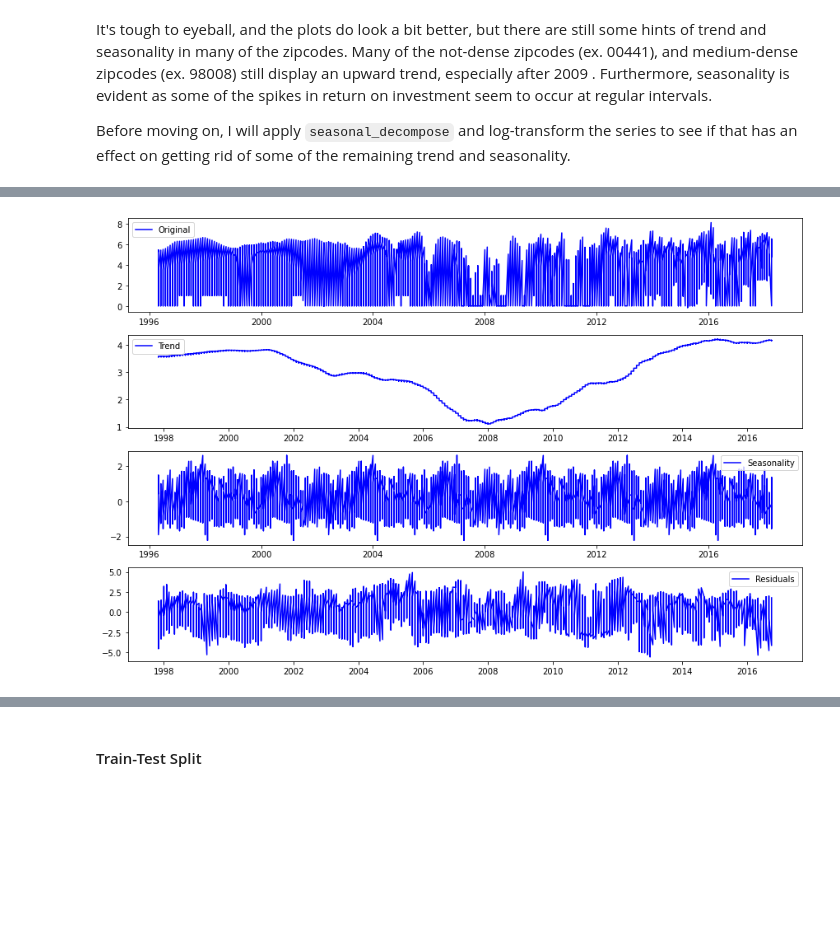
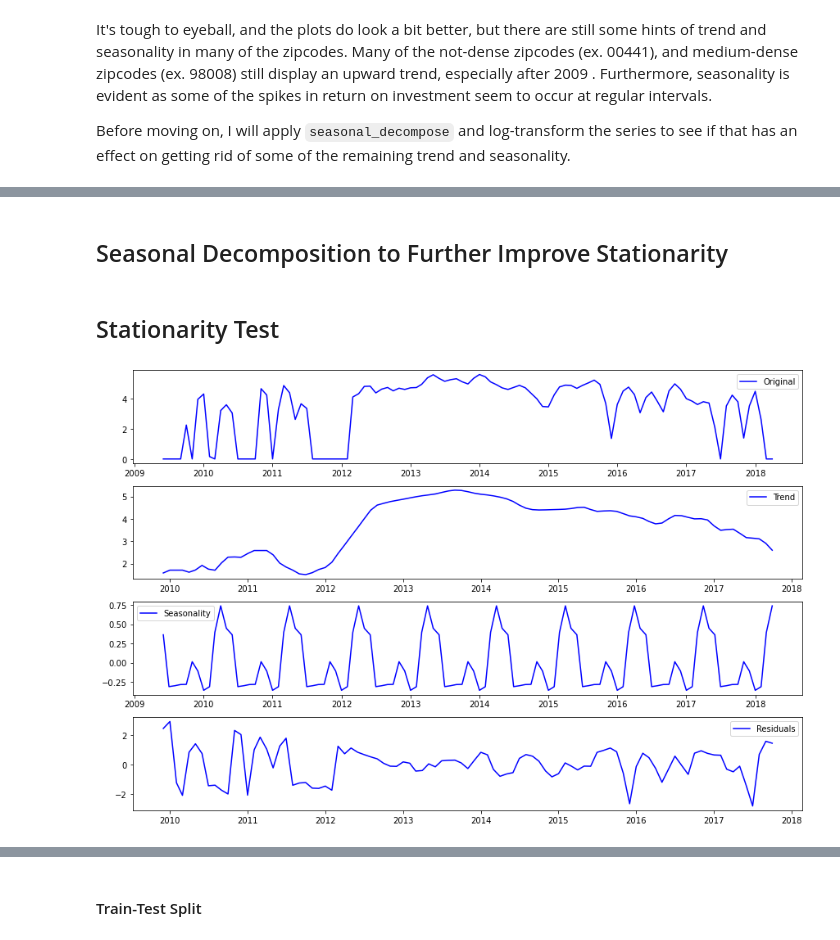
Before and after one commit to alexiskedo/Forecasting-Zillow-Home-Values, a Jupyter notebook: Real Estate Time Series Analysis.ipynb, the cells around one changed output, grey strips where cells are left out. Saved outputs shown, nothing was run; the diff lists cells and outputs as text; code cells hidden in the pictures; blank space fills up the shorter version.

```diff
--- a/Real Estate Time Series Analysis.ipynb
+++ b/Real Estate Time Series Analysis.ipynb
@@ -500,8 +512,15 @@ Before moving on, I will apply `seasonal_decompose` and log-transform the series
+# %%
+miami = dense_top10.loc[dense_top10['zipcode'] == '33140']
+# %%
+#Again, only want our model to be based on data after June 2009
+miami = miami['2009-06-01':]
+# %% [markdown]
+## Seasonal Decomposition to Further Improve Stationarity
 # %%
-#Create function to quickly transform and log all 3 datasets
+#Create function to quickly transform to timeseries and log data
 def drop_and_log (df):
     df = df.drop(['zipcode','population','City','State','Metro','CountyName','SizeRank','avg_roi','value','difference'], axis=1)
     ts = np.log(df)
     ts[ts == -np.inf] = 1
-    ts = nd_ts.fillna(0)
+    ts = ts.fillna(0)
     return ts
@@ -510,24 +527,28 @@ nd_ts = drop_and_log(nd_top10)
+# %% [markdown]
+## Stationarity Test
+# %%
+miami_ts = drop_and_log(miami)
 # %%
 #Apply seasonal_decompose (log-transform series)
-decomposition = seasonal_decompose(nd_ts, model='additive',period=365)
+decomposition = seasonal_decompose(miami_ts)
 #Gather the trend, seasonality,  and residuals
 trend = decomposition.trend
 seasonal = decomposition.seasonal
 residual = decomposition.resid
 #Plot gathered statistics
 plt.figure(figsize=(12,8))
 plt.subplot(411)
-plt.plot(nd_ts, label='Original', color='blue')
+plt.plot(miami_ts, label='Original', color='blue')
 plt.legend(loc='best')
 plt.subplot(412)
 plt.plot(trend, label='Trend', color='blue')
 plt.legend(loc='best')
 plt.subplot(413)
 plt.plot(seasonal,label='Seasonality', color='blue')
 plt.legend(loc='best')
 plt.subplot(414)
 plt.plot(residual, label='Residuals', color='blue')
 plt.legend(loc='best')
 plt.tight_layout()
 # %% [output]
-[figure, old version]
+[figure, new version]
```
Also changed, not shown: parts of 84 cells of this notebook.
